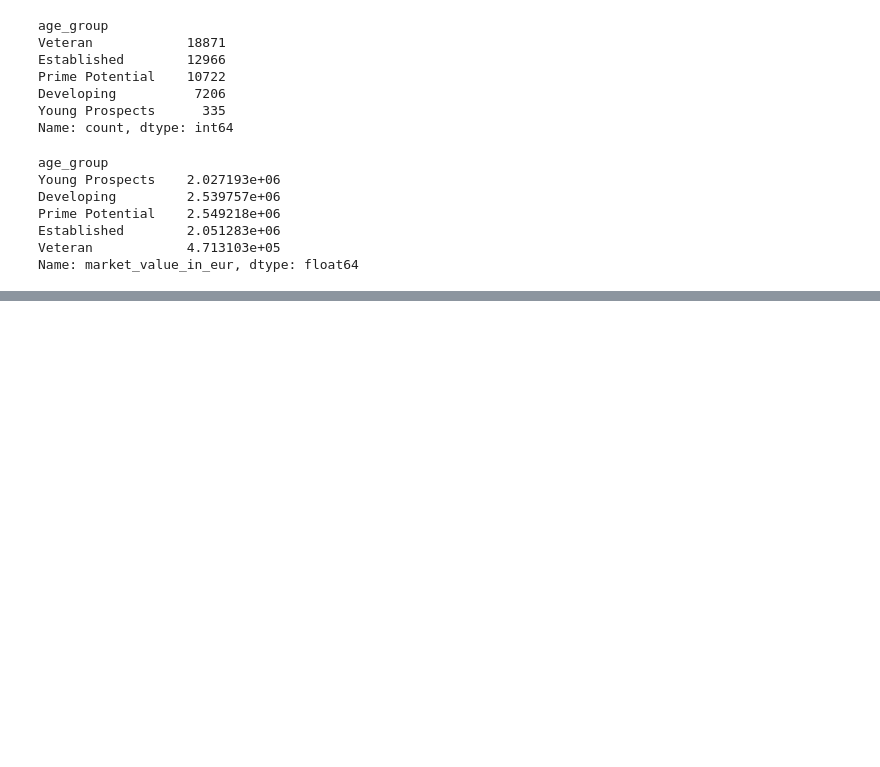
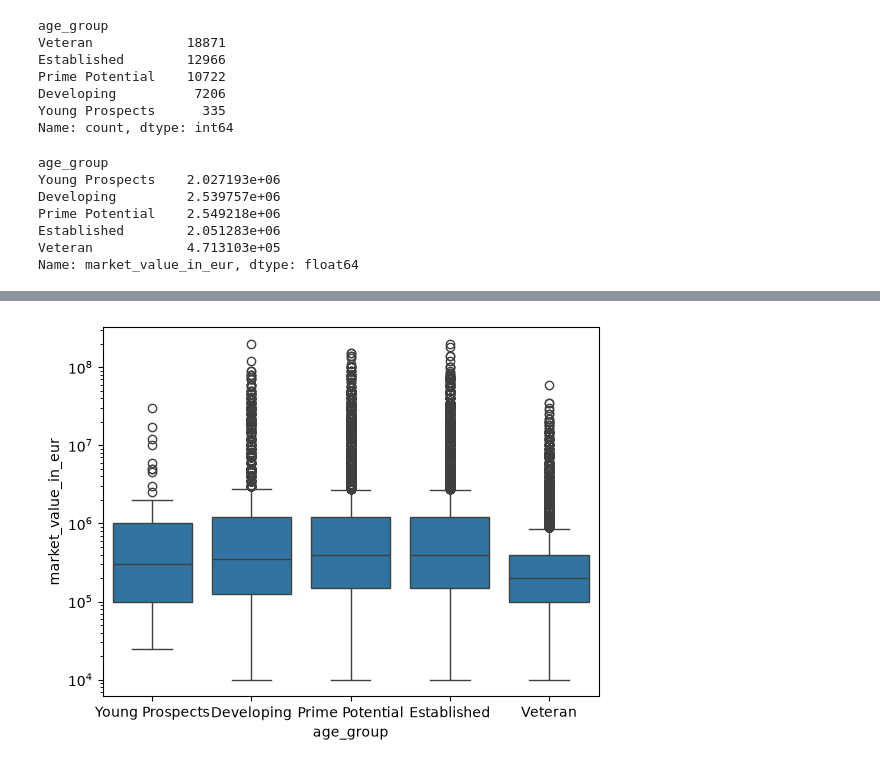
Before and after one commit to ksachdeva04/football-scouting-transfer-intelligence, a Jupyter notebook: notebooks/01-player-analysis.ipynb, the cells around one changed output, grey strips where cells are left out. Drawn from its saved outputs; the diff is of its cells as text; code cells hidden in the pictures; blank space fills up the shorter version.

Commit message:
update player analysis

```diff
--- a/notebooks/01-player-analysis.ipynb
+++ b/notebooks/01-player-analysis.ipynb
@@ -349,0 +372,5 @@ Name: market_value_in_eur, dtype: float64
+# %%
+ax=sns.boxplot(players,x='age_group',y='market_value_in_eur')
+ax.set_yscale("log")
+# %% [output]
+[figure, added]
```
Also changed, not shown: parts of 9 cells of this notebook.
